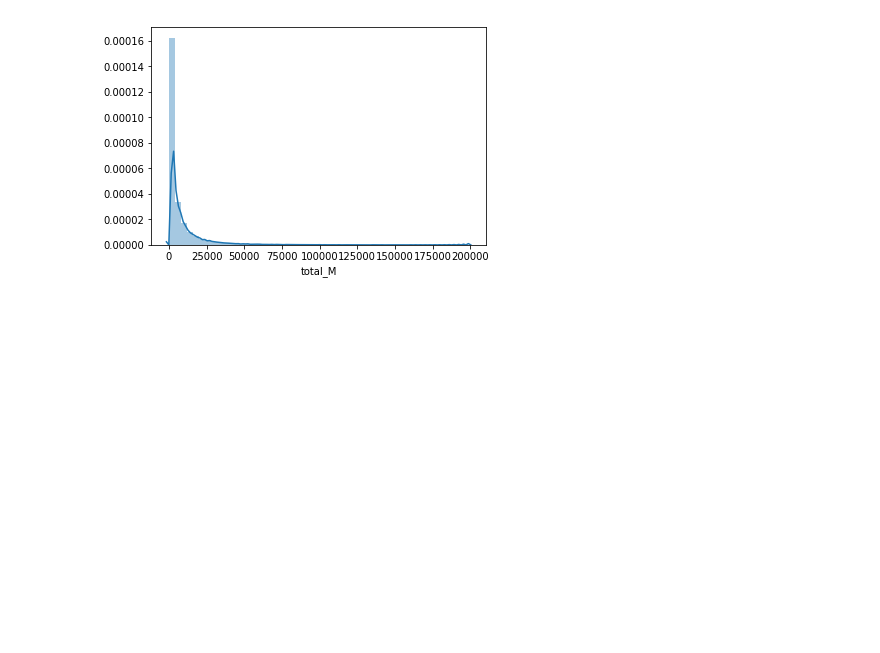
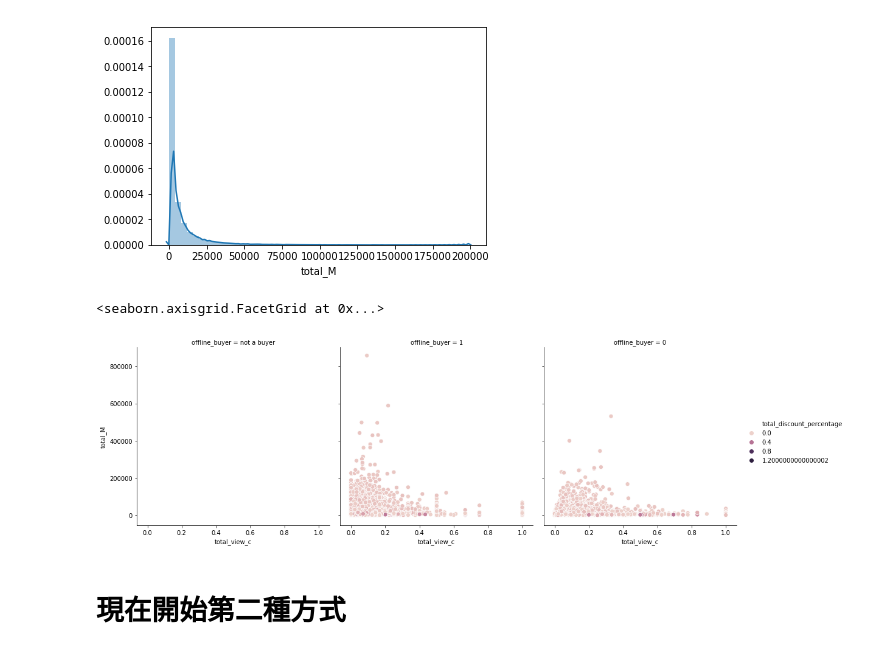
Before and after one commit to GISH123/Python-Project-91App-Market-Data, a Jupyter notebook: features_eda.ipynb, the cells around one changed output. Cells and saved outputs as stored; diff of their text form; code cells hidden in the pictures; blank space fills up the shorter version.

```diff
--- a/features_eda.ipynb
+++ b/features_eda.ipynb
@@ -206,3 +206,9 @@ sns.distplot(df.loc[df["total_M"]<200000]['total_M'].dropna())
 # %% [output]
 <matplotlib.axes._subplots.AxesSubplot at 0x...>
 [figure]
+# %%
+#隨便畫
+sns.relplot(x="total_view_c", y="total_M", hue ="total_discount_percentage",col="offline_buyer",data=df,s=50)
+# %% [output]
+<seaborn.axisgrid.FacetGrid at 0x...>
+[figure, added]
@@ -208,0 +217,2 @@ sns.distplot(df.loc[df["total_M"]<200000]['total_M'].dropna())
+# %% [markdown]
+# 現在開始第二種方式
```
Also changed, not shown: parts of 14 cells of this notebook.
